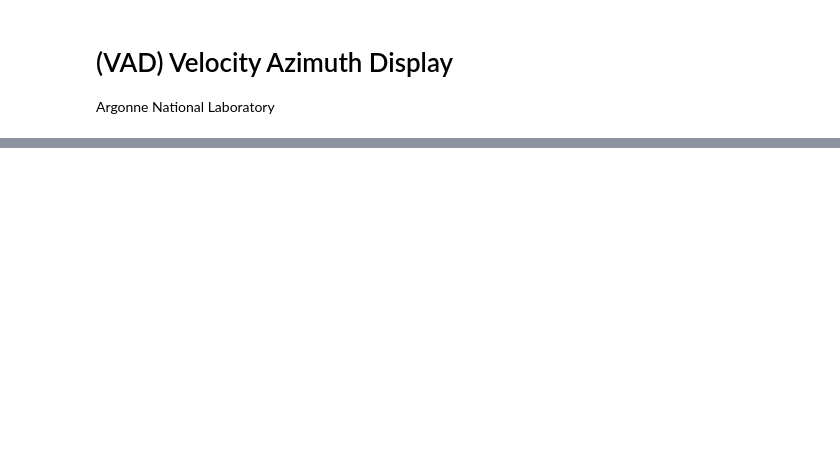
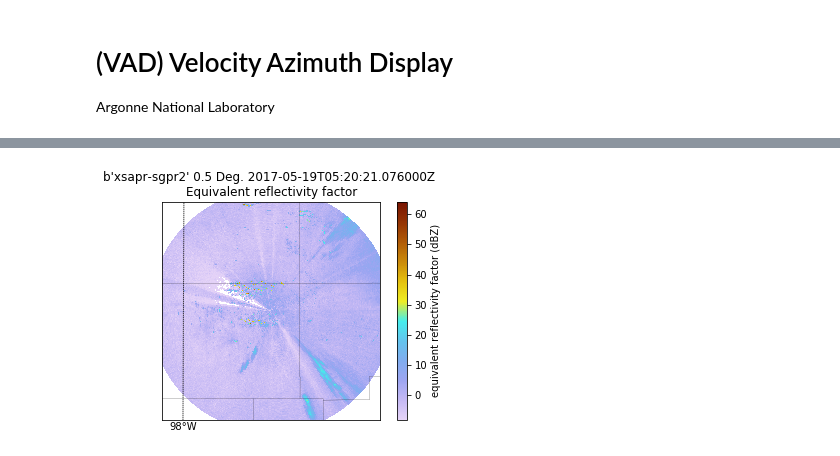
Before and after one commit to jhemedin/vad, a Jupyter notebook: notebooks/vad_michelson.ipynb, the cells around one changed output, grey strips where cells are left out. Saved outputs shown, nothing was run; the diff lists cells and outputs as text; code cells hidden in the pictures; blank space fills up the shorter version.

```diff
--- a/notebooks/vad_michelson.ipynb
+++ b/notebooks/vad_michelson.ipynb
@@ -405,0 +264,4 @@ dataset.units
+# %%
+hprofile = pyart.core.HorizontalWindProfile.from_u_and_v(height, u_wind, v_wind)
+sim_vel = pyart.util.simulated_vel_from_profile(radar, hprofile)
+radar.add_field('sim_velocity', sim_vel, replace_existing=True)
@@ -405,0 +303,13 @@ dataset.units
+# %%
+display = pyart.graph.RadarMapDisplay(radar)
+
+display.plot_ppi_map('reflectivity', sweep=0, resolution='l',
+                     vmin=-8, vmax=64, mask_outside=True,
+                     width=90000, height=90000,
+                     cmap=pyart.graph.cm.LangRainbow12)
+display.basemap.drawcounties()
+
+plt.show()
+plt.close()
+# %% [output]
+[figure, added]
```
Also changed, not shown: parts of 40 cells of this notebook.
